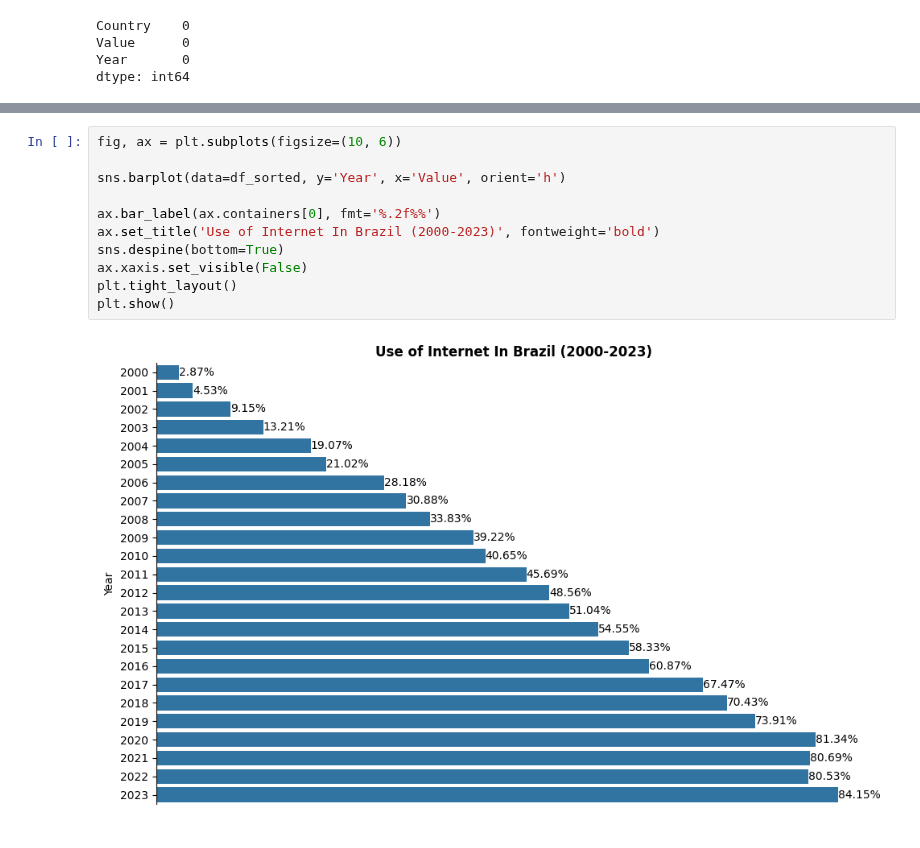
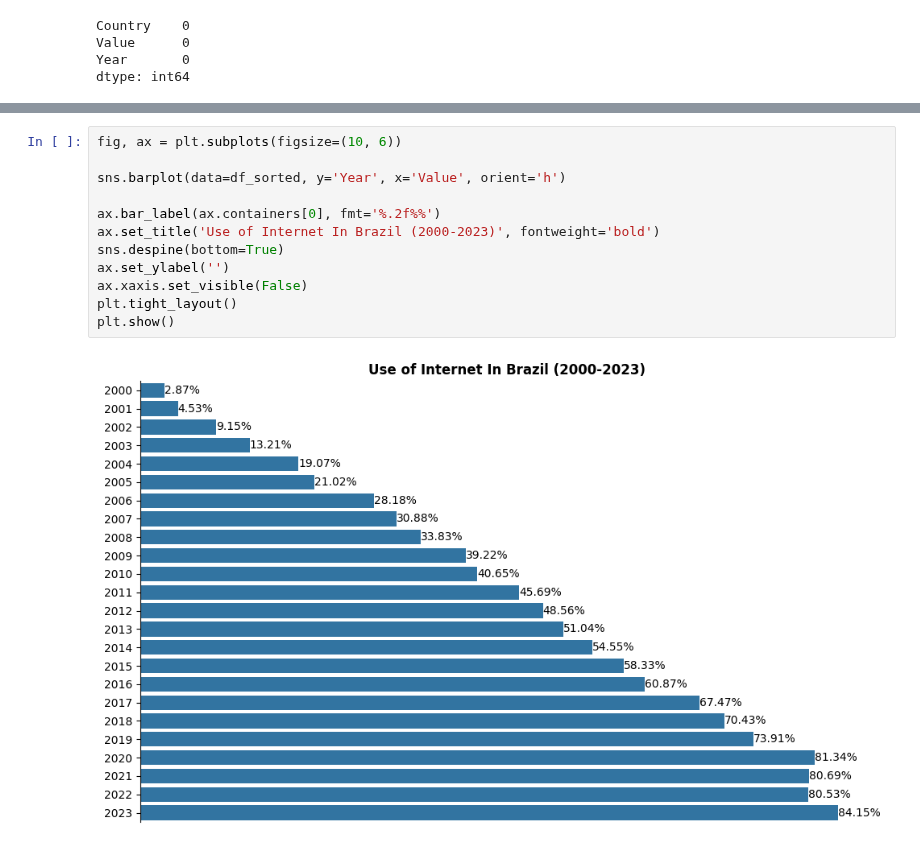
Before and after one commit to LazaroDamasceno/Dissertacao-Mestrado, a Jupyter notebook: eda/international_telecommunication_union/barplot_brazil_individuals_using_internet.ipynb, the cells around one changed output, grey strips where cells are left out. Drawn from its saved outputs; the diff is of its cells as text.

```diff
--- a/eda/international_telecommunication_union/barplot_brazil_individuals_using_internet.ipynb
+++ b/eda/international_telecommunication_union/barplot_brazil_individuals_using_internet.ipynb
@@ -105,13 +86,14 @@ df_sorted
 # %%
 fig, ax = plt.subplots(figsize=(10, 6))
 
 sns.barplot(data=df_sorted, y='Year', x='Value', orient='h')
 
 ax.bar_label(ax.containers[0], fmt='%.2f%%')
 ax.set_title('Use of Internet In Brazil (2000-2023)', fontweight='bold')
 sns.despine(bottom=True)
+ax.set_ylabel('')
 ax.xaxis.set_visible(False)
 plt.tight_layout()
 plt.show()
 # %% [output]
-[figure, old version]
+[figure, new version]
```
Also changed, not shown: parts of 1 cell of this notebook, 2 other files.
